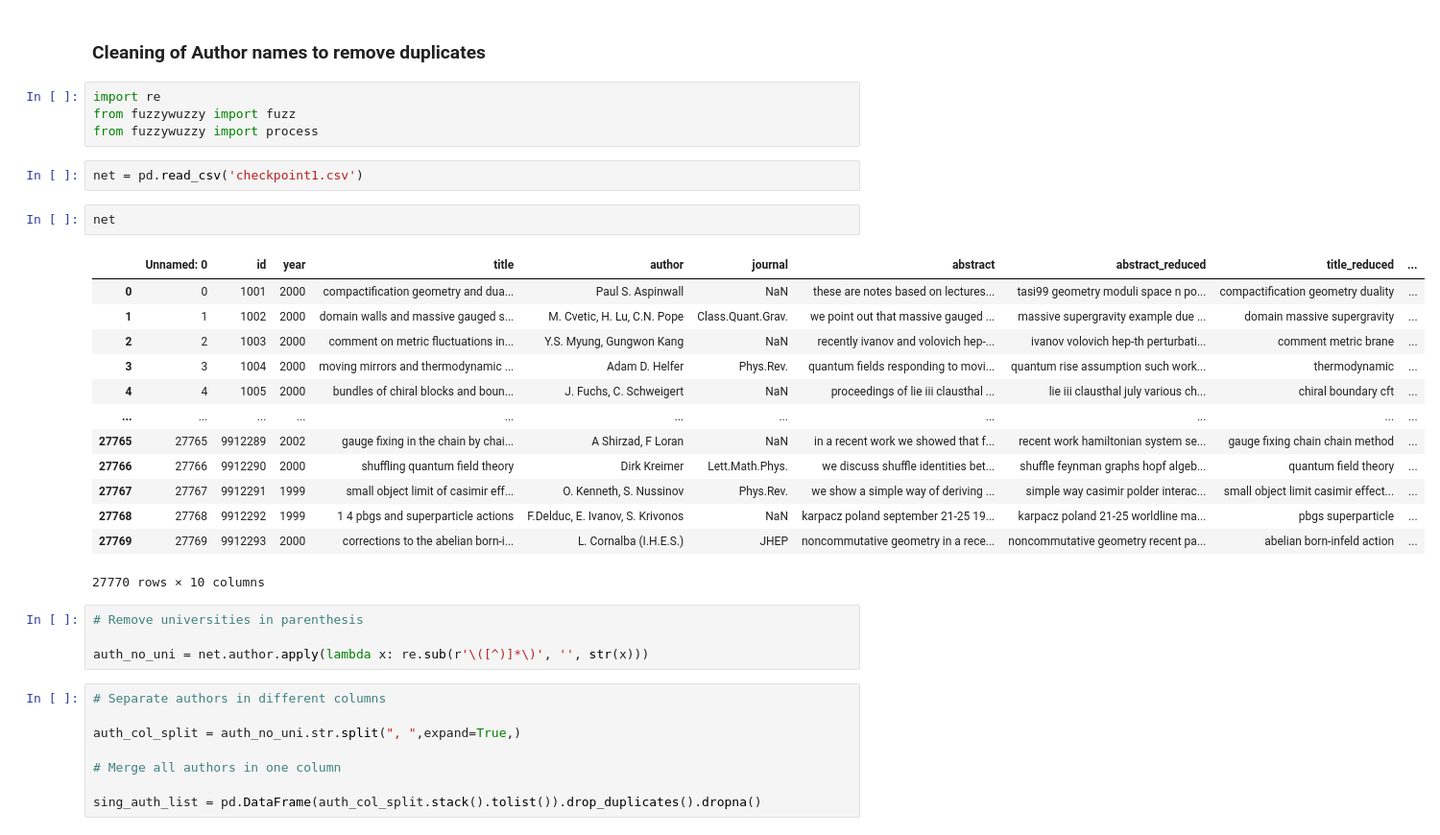
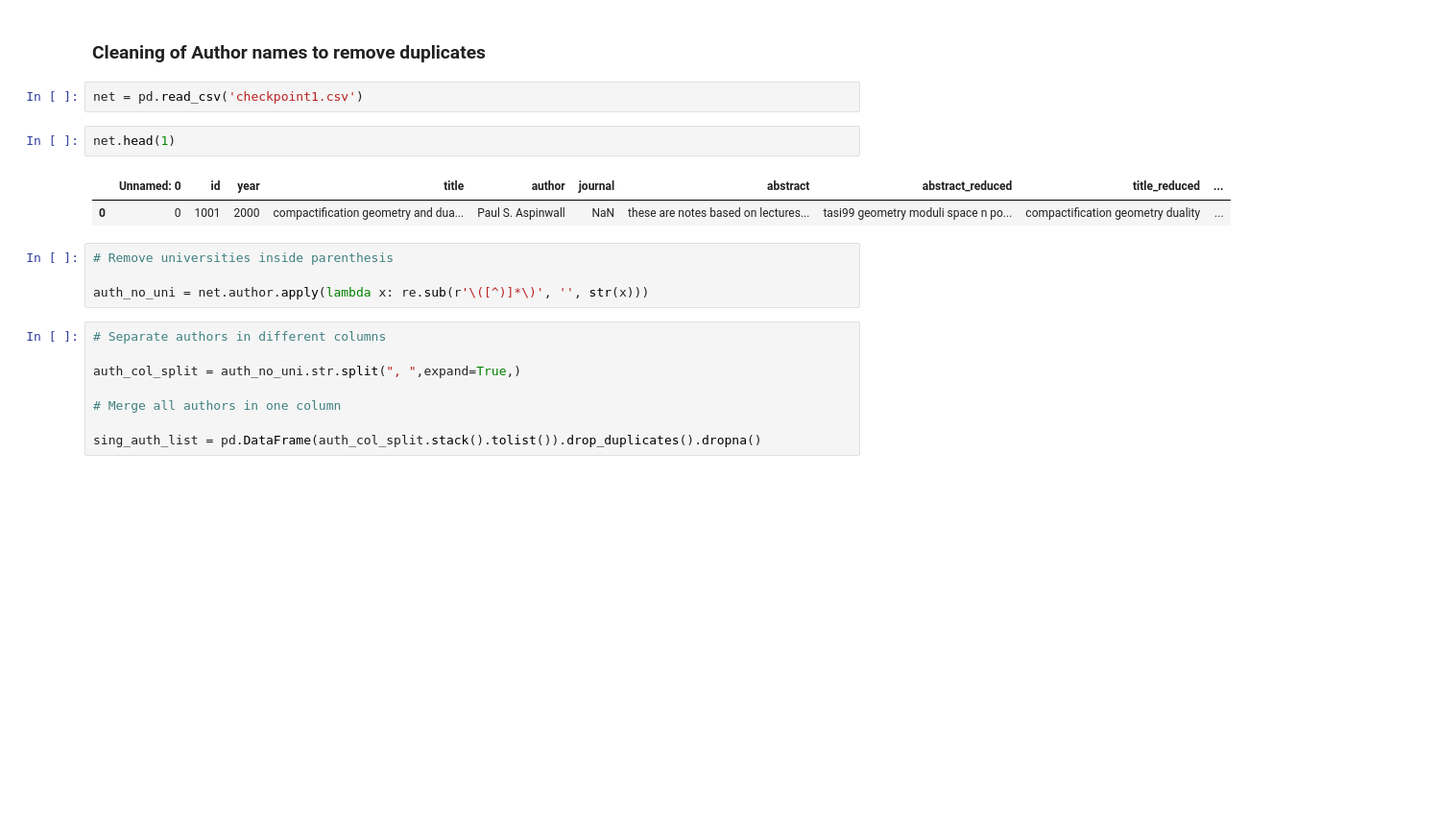
Before and after one commit to SapiensZ/NSA, a Jupyter notebook: Submission.ipynb, the cells around one changed output. Shown at 96% size. Drawn from its saved outputs; the diff is of its cells as text; blank space fills up the shorter version.

```diff
--- a/Submission.ipynb
+++ b/Submission.ipynb
@@ -72,30 +71,15 @@ _____________________________
 # Cleaning and processing
 # %% [markdown]
 ### Cleaning of Author names to remove duplicates
-# %%
-import re
-from fuzzywuzzy import fuzz
-from fuzzywuzzy import process
 # %%
 net = pd.read_csv('checkpoint1.csv')
 # %%
-net
+net.head(1)
 # %% [output]
 |  | Unnamed: 0 | id | year | title | author | journal | abstract | abstract_reduced | title_reduced | ... |
 | 0 | 0 | 1001 | 2000 | compactification geometry and dua... | Paul S. Aspinwall | NaN | these are notes based on lectures... | tasi99 geometry moduli space n po... | compactification geometry duality | ... |
-| 1 | 1 | 1002 | 2000 | domain walls and massive gauged s... | M. Cvetic, H. Lu, C.N. Pope | Class.Quant.Grav. | we point out that massive gauged ... | massive supergravity example due ... | domain massive supergravity | ... |
-| 2 | 2 | 1003 | 2000 | comment on metric fluctuations in... | Y.S. Myung, Gungwon Kang | NaN | recently ivanov and volovich hep-... | ivanov volovich hep-th perturbati... | comment metric brane | ... |
-| 3 | 3 | 1004 | 2000 | moving mirrors and thermodynamic ... | Adam D. Helfer | Phys.Rev. | quantum fields responding to movi... | quantum rise assumption such work... | thermodynamic | ... |
-| 4 | 4 | 1005 | 2000 | bundles of chiral blocks and boun... | J. Fuchs, C. Schweigert | NaN | proceedings of lie iii clausthal ... | lie iii clausthal july various ch... | chiral boundary cft | ... |
-| ... | ... | ... | ... | ... | ... | ... | ... | ... | ... | ... |
-| 27765 | 27765 | 9912289 | 2002 | gauge fixing in the chain by chai... | A Shirzad, F Loran | NaN | in a recent work we showed that f... | recent work hamiltonian system se... | gauge fixing chain chain method | ... |
-| 27766 | 27766 | 9912290 | 2000 | shuffling quantum field theory | Dirk Kreimer | Lett.Math.Phys. | we discuss shuffle identities bet... | shuffle feynman graphs hopf algeb... | quantum field theory | ... |
-| 27767 | 27767 | 9912291 | 1999 | small object limit of casimir eff... | O. Kenneth, S. Nussinov | Phys.Rev. | we show a simple way of deriving ... | simple way casimir polder interac... | small object limit casimir effect... | ... |
-| 27768 | 27768 | 9912292 | 1999 | 1 4 pbgs and superparticle actions | F.Delduc, E. Ivanov, S. Krivonos | NaN | karpacz poland september 21-25 19... | karpacz poland 21-25 worldline ma... | pbgs superparticle | ... |
-| 27769 | 27769 | 9912293 | 2000 | corrections to the abelian born-i... | L. Cornalba (I.H.E.S.) | JHEP | noncommutative geometry in a rece... | noncommutative geometry recent pa... | abelian born-infeld action | ... |
-27770 rows × 10 columns
 # %%
-# Remove universities in parenthesis
+# Remove universities inside parenthesis
 
 auth_no_uni = net.author.apply(lambda x: re.sub(r'\([^)]*\)', '', str(x)))
 # %%
```
Also changed, not shown: parts of 48 cells of this notebook, 3 other files.
